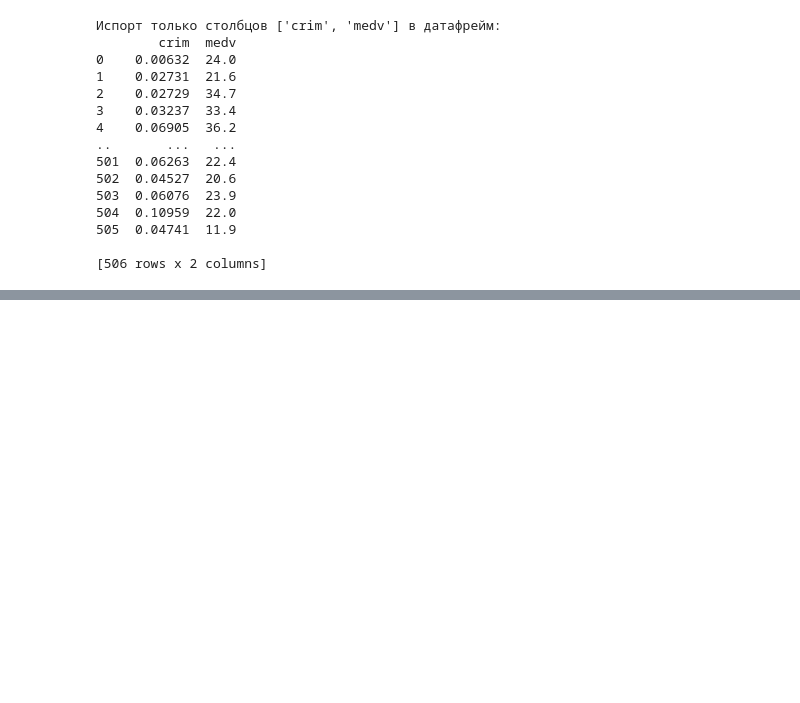
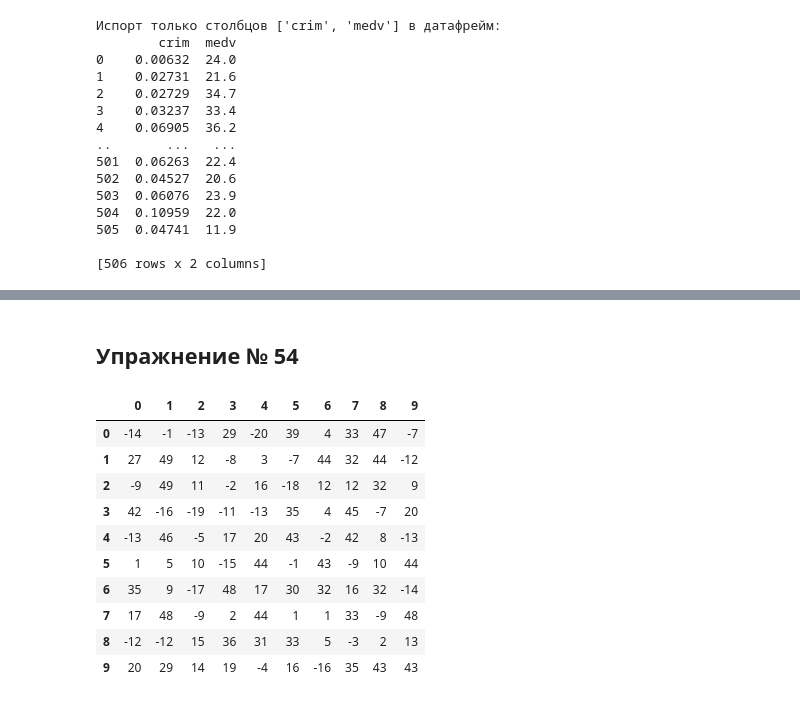
Before and after one commit to akroniksgod/IadLabs, a Jupyter notebook: LW7 (Pandas)/Practice6.ipynb, the cells around one changed output, grey strips where cells are left out. Saved outputs shown, nothing was run; the diff lists cells and outputs as text; code cells hidden in the pictures; blank space fills up the shorter version.

```diff
--- a/LW7 (Pandas)/Practice6.ipynb
+++ b/LW7 (Pandas)/Practice6.ipynb
@@ -757,0 +1026,3 @@ print(f"Испорт только столбцов {cols_to_use} в датафр
+# %%
+pd.options.display.float_format = '{:,.4f}'.format
+df
@@ -757,0 +1035,2 @@ print(f"Испорт только столбцов {cols_to_use} в датафр
+# %%
+pd.options.display.float_format = None
@@ -757,0 +1048,3 @@ print(f"Испорт только столбцов {cols_to_use} в датафр
+# %%
+pd.options.display.float_format = '{0:.2%}'.format
+df
@@ -757,0 +1057,2 @@ print(f"Испорт только столбцов {cols_to_use} в датафр
+# %%
+pd.options.display.float_format = None
@@ -757,0 +1278,17 @@ print(f"Испорт только столбцов {cols_to_use} в датафр
+# %% [markdown]
+## Упражнение № 54
+# %%
+df = pd.DataFrame(np.random.randint(-20, 50, 100).reshape(10,-1))
+df
+# %% [output]
+|  | 0 | 1 | 2 | 3 | 4 | 5 | 6 | 7 | 8 | 9 |
+| 0 | -14 | -1 | -13 | 29 | -20 | 39 | 4 | 33 | 47 | -7 |
+| 1 | 27 | 49 | 12 | -8 | 3 | -7 | 44 | 32 | 44 | -12 |
+| 2 | -9 | 49 | 11 | -2 | 16 | -18 | 12 | 12 | 32 | 9 |
+| 3 | 42 | -16 | -19 | -11 | -13 | 35 | 4 | 45 | -7 | 20 |
+| 4 | -13 | 46 | -5 | 17 | 20 | 43 | -2 | 42 | 8 | -13 |
+| 5 | 1 | 5 | 10 | -15 | 44 | -1 | 43 | -9 | 10 | 44 |
+| 6 | 35 | 9 | -17 | 48 | 17 | 30 | 32 | 16 | 32 | -14 |
+| 7 | 17 | 48 | -9 | 2 | 44 | 1 | 1 | 33 | -9 | 48 |
+| 8 | -12 | -12 | 15 | 36 | 31 | 33 | 5 | -3 | 2 | 13 |
+| 9 | 20 | 29 | 14 | 19 | -4 | 16 | -16 | 35 | 43 | 43 |
```
Also changed, not shown: parts of 132 cells of this notebook.
